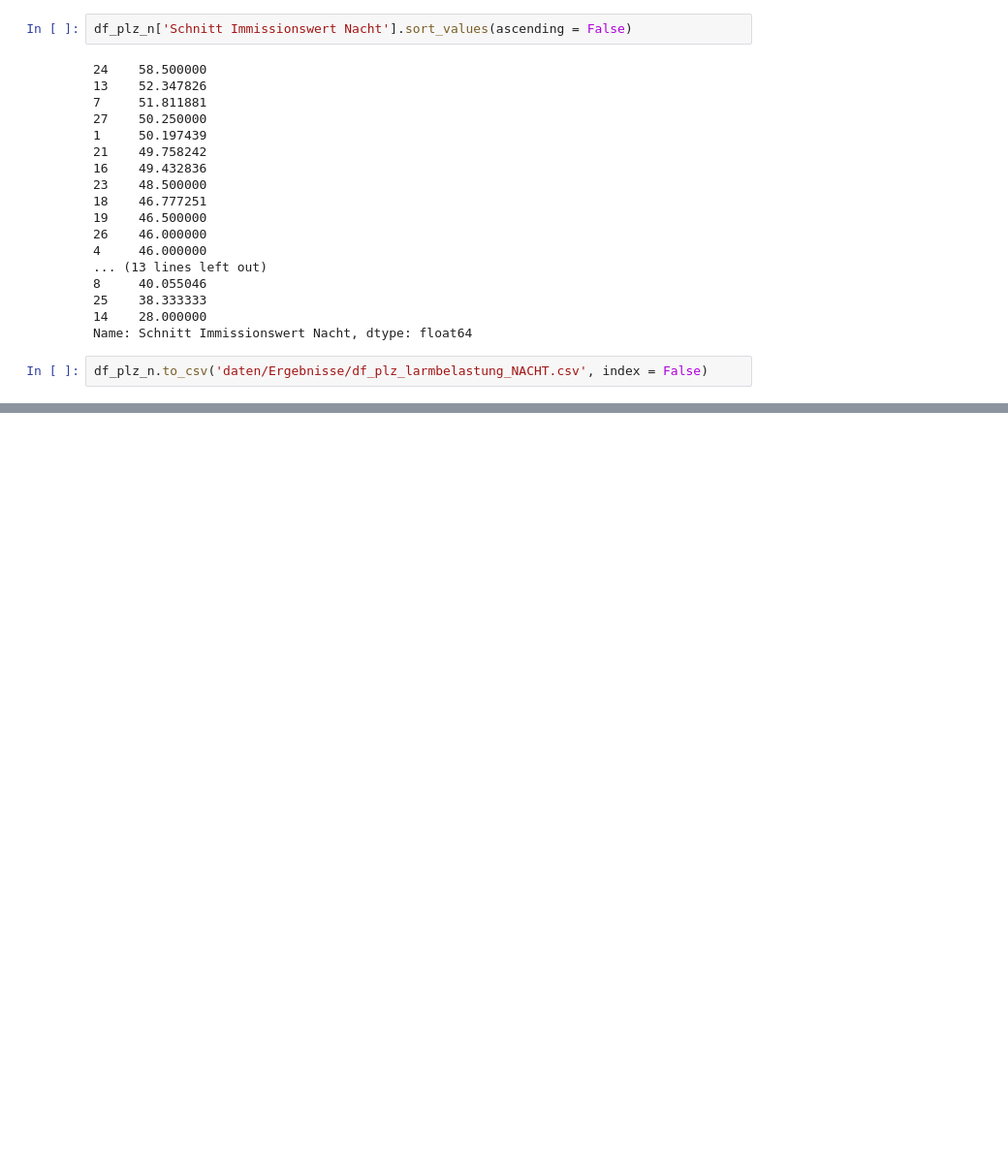
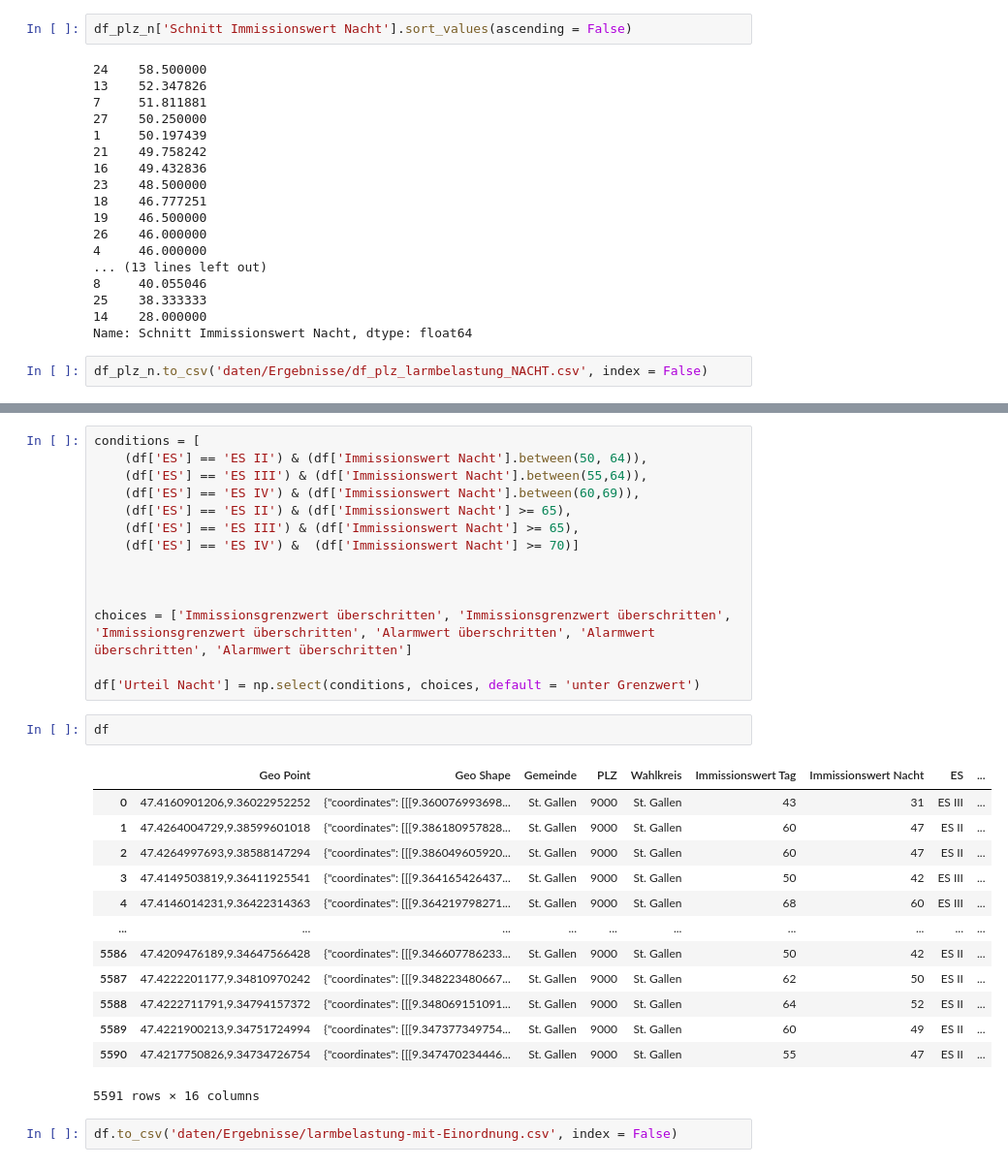
Before and after one commit to marlenhammerli/Analyse-Laermbelastungskataster-Kanton-St.Gallen, a Jupyter notebook: 06 larmbelastung.ipynb, the cells around one changed output, grey strips where cells are left out. Shown: that part at 97% size. Drawn from its saved outputs; the diff is of its cells as text; blank space fills up the shorter version.

```diff
--- a/06 larmbelastung.ipynb
+++ b/06 larmbelastung.ipynb
@@ -822,0 +900,32 @@ df_plz_n.to_csv('daten/Ergebnisse/df_plz_larmbelastung_NACHT.csv', index = False
+# %%
+conditions = [
+    (df['ES'] == 'ES II') & (df['Immissionswert Nacht'].between(50, 64)),
+    (df['ES'] == 'ES III') & (df['Immissionswert Nacht'].between(55,64)),
+    (df['ES'] == 'ES IV') & (df['Immissionswert Nacht'].between(60,69)),
+    (df['ES'] == 'ES II') & (df['Immissionswert Nacht'] >= 65),
+    (df['ES'] == 'ES III') & (df['Immissionswert Nacht'] >= 65),
+    (df['ES'] == 'ES IV') &  (df['Immissionswert Nacht'] >= 70)]
+
+
+
+choices = ['Immissionsgrenzwert überschritten', 'Immissionsgrenzwert überschritten', 'Immissionsgrenzwert überschritten', 'Alarmwert überschritten', 'Alarmwert überschritten', 'Alarmwert überschritten']
+
+df['Urteil Nacht'] = np.select(conditions, choices, default = 'unter Grenzwert')
+# %%
+df
+# %% [output]
+|  | Geo Point | Geo Shape | Gemeinde | PLZ | Wahlkreis | Immissionswert Tag | Immissionswert Nacht | ES | ... |
+| 0 | 47.4160901206,9.36022952252 | {"coordinates": [[[9.360076993698... | St. Gallen | 9000 | St. Gallen | 43 | 31 | ES III | ... |
+| 1 | 47.4264004729,9.38599601018 | {"coordinates": [[[9.386180957828... | St. Gallen | 9000 | St. Gallen | 60 | 47 | ES II | ... |
+| 2 | 47.4264997693,9.38588147294 | {"coordinates": [[[9.386049605920... | St. Gallen | 9000 | St. Gallen | 60 | 47 | ES II | ... |
+| 3 | 47.4149503819,9.36411925541 | {"coordinates": [[[9.364165426437... | St. Gallen | 9000 | St. Gallen | 50 | 42 | ES III | ... |
+| 4 | 47.4146014231,9.36422314363 | {"coordinates": [[[9.364219798271... | St. Gallen | 9000 | St. Gallen | 68 | 60 | ES III | ... |
+| ... | ... | ... | ... | ... | ... | ... | ... | ... | ... |
+| 5586 | 47.4209476189,9.34647566428 | {"coordinates": [[[9.346607786233... | St. Gallen | 9000 | St. Gallen | 50 | 42 | ES II | ... |
+| 5587 | 47.4222201177,9.34810970242 | {"coordinates": [[[9.348223480667... | St. Gallen | 9000 | St. Gallen | 62 | 50 | ES II | ... |
+| 5588 | 47.4222711791,9.34794157372 | {"coordinates": [[[9.348069151091... | St. Gallen | 9000 | St. Gallen | 64 | 52 | ES II | ... |
+| 5589 | 47.4221900213,9.34751724994 | {"coordinates": [[[9.347377349754... | St. Gallen | 9000 | St. Gallen | 60 | 49 | ES II | ... |
+| 5590 | 47.4217750826,9.34734726754 | {"coordinates": [[[9.347470234446... | St. Gallen | 9000 | St. Gallen | 55 | 47 | ES II | ... |
+5591 rows × 16 columns
+# %%
+df.to_csv('daten/Ergebnisse/larmbelastung-mit-Einordnung.csv', index = False)
```
Also changed, not shown: parts of 11 cells of this notebook.
